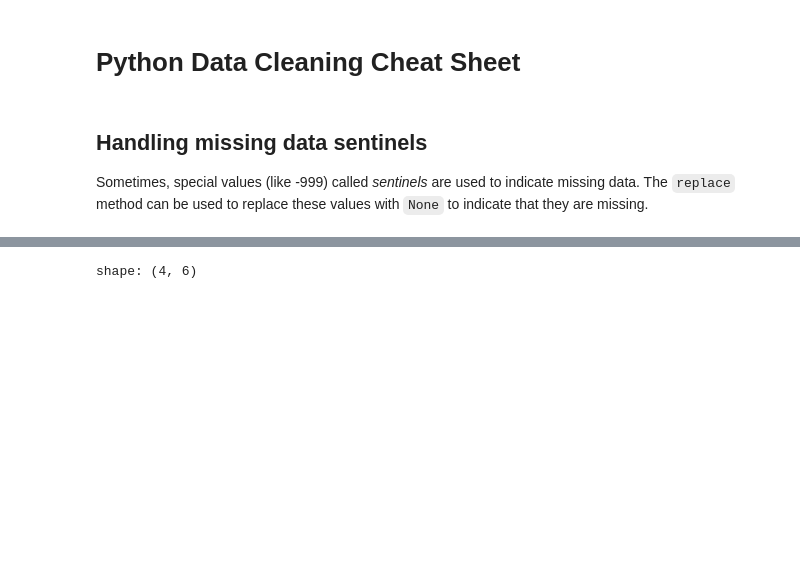
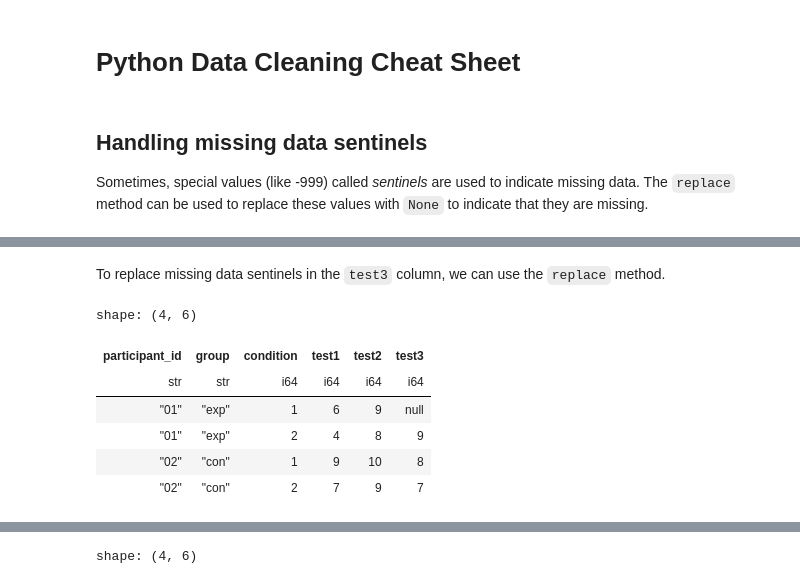
Before and after one commit to mortonne/datascipsych, a Jupyter notebook: chapters/chapter8/review.ipynb, the cells around one changed output, grey strips where cells are left out. Drawn from its saved outputs; the diff is of its cells as text; code cells hidden in the pictures; blank space fills up the shorter version.

```diff
--- a/chapters/chapter8/review.ipynb
+++ b/chapters/chapter8/review.ipynb
@@ -20,0 +21,12 @@ shape: (4, 6)
+# %% [markdown]
+To replace missing data sentinels in the `test3` column, we can use the `replace` method.
+# %%
+data.with_columns(pl.col("test3").replace(-999, None))
+# %% [output]
+shape: (4, 6)
+| participant_id | group | condition | test1 | test2 | test3 |
+| str | str | i64 | i64 | i64 | i64 |
+| "01" | "exp" | 1 | 6 | 9 | null |
+| "01" | "exp" | 2 | 4 | 8 | 9 |
+| "02" | "con" | 1 | 9 | 10 | 8 |
+| "02" | "con" | 2 | 7 | 9 | 7 |
```
Also changed, not shown: parts of 9 cells of this notebook.
